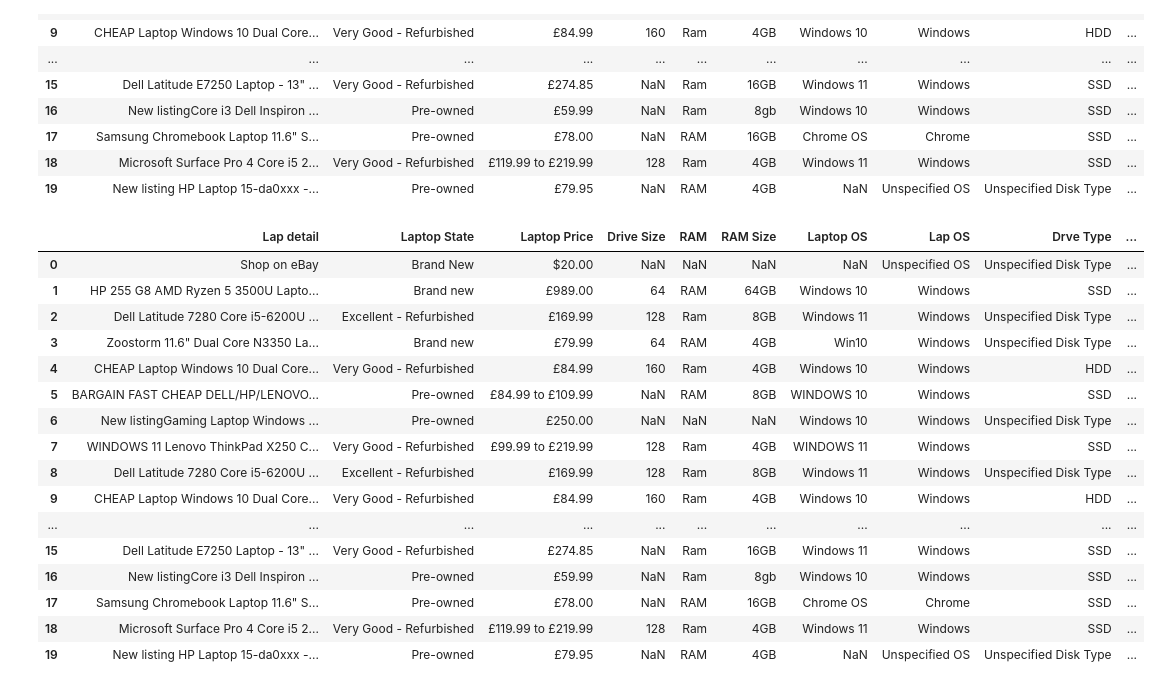
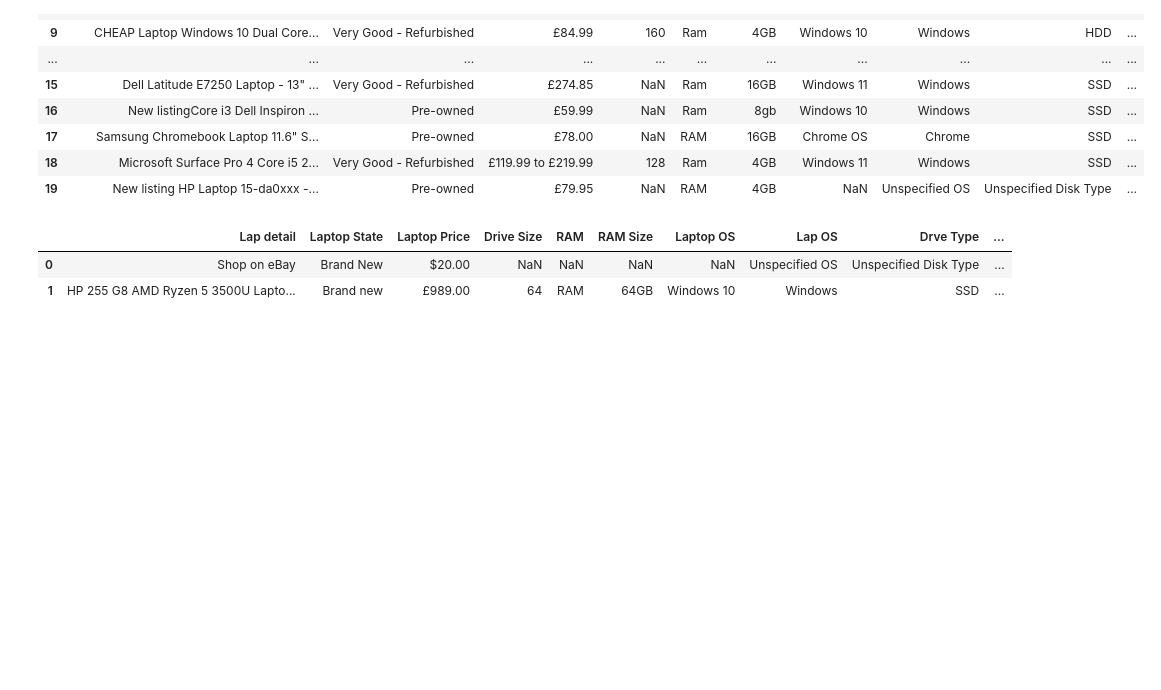
Before and after one commit to dekings44/ebay_product_price_analysis, a Jupyter notebook: main.ipynb, the cells around one changed output. Drawn from its saved outputs; the diff is of its cells as text; code cells hidden in the pictures; blank space fills up the shorter version.

```diff
--- a/main.ipynb
+++ b/main.ipynb
@@ -219,22 +219,8 @@ data['Laptop Brand'] = np.where(data['Lap detail'].str.contains(r'(Mac|Apple|mac
                          np.where(data['Lap detail'].str.contains(r'(Razer|razer|RAZER)'), "Razer",
                          np.where(data['Lap detail'].str.contains(r'(Samsung|samsung|SAMSUNG)'), "Samsung", "Others Brands"))))))))))
 # %%
-data.head(20)
+data.head(2)
 # %% [output]
 |  | Lap detail | Laptop State | Laptop Price | Drive Size | RAM | RAM Size | Laptop OS | Lap OS | Drve Type | ... |
 | 0 | Shop on eBay | Brand New | $20.00 | NaN | NaN | NaN | NaN | Unspecified OS | Unspecified Disk Type | ... |
 | 1 | HP 255 G8 AMD Ryzen 5 3500U Lapto... | Brand new | £989.00 | 64 | RAM | 64GB | Windows 10 | Windows | SSD | ... |
-| 2 | Dell Latitude 7280 Core i5-6200U ... | Excellent - Refurbished | £169.99 | 128 | Ram | 8GB | Windows 11 | Windows | Unspecified Disk Type | ... |
-| 3 | Zoostorm 11.6" Dual Core N3350 La... | Brand new | £79.99 | 64 | RAM | 4GB | Win10 | Windows | Unspecified Disk Type | ... |
-| 4 | CHEAP Laptop Windows 10 Dual Core... | Very Good - Refurbished | £84.99 | 160 | Ram | 4GB | Windows 10 | Windows | HDD | ... |
-| 5 | BARGAIN FAST CHEAP DELL/HP/LENOVO... | Pre-owned | £84.99 to £109.99 | NaN | RAM | 8GB | WINDOWS 10 | Windows | SSD | ... |
-| 6 | New listingGaming Laptop Windows ... | Pre-owned | £250.00 | NaN | NaN | NaN | Windows 10 | Windows | Unspecified Disk Type | ... |
-| 7 | WINDOWS 11 Lenovo ThinkPad X250 C... | Very Good - Refurbished | £99.99 to £219.99 | 128 | Ram | 4GB | WINDOWS 11 | Windows | SSD | ... |
-| 8 | Dell Latitude 7280 Core i5-6200U ... | Excellent - Refurbished | £169.99 | 128 | Ram | 8GB | Windows 11 | Windows | Unspecified Disk Type | ... |
-| 9 | CHEAP Laptop Windows 10 Dual Core... | Very Good - Refurbished | £84.99 | 160 | Ram | 4GB | Windows 10 | Windows | HDD | ... |
-| ... | ... | ... | ... | ... | ... | ... | ... | ... | ... | ... |
-| 15 | Dell Latitude E7250 Laptop - 13" ... | Very Good - Refurbished | £274.85 | NaN | Ram | 16GB | Windows 11 | Windows | SSD | ... |
-| 16 | New listingCore i3 Dell Inspiron ... | Pre-owned | £59.99 | NaN | Ram | 8gb | Windows 10 | Windows | SSD | ... |
-| 17 | Samsung Chromebook Laptop 11.6" S... | Pre-owned | £78.00 | NaN | RAM | 16GB | Chrome OS | Chrome | SSD | ... |
-| 18 | Microsoft Surface Pro 4 Core i5 2... | Very Good - Refurbished | £119.99 to £219.99 | 128 | Ram | 4GB | Windows 11 | Windows | SSD | ... |
-| 19 | New listing HP Laptop 15-da0xxx -... | Pre-owned | £79.95 | NaN | RAM | 4GB | NaN | Unspecified OS | Unspecified Disk Type | ... |
```
Also changed, not shown: parts of 1 cell of this notebook, 1 other file.
